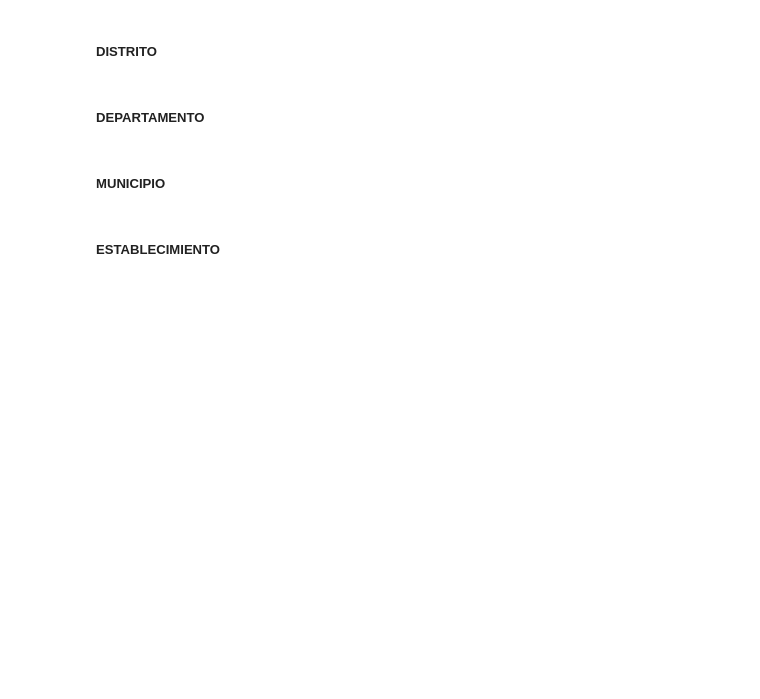
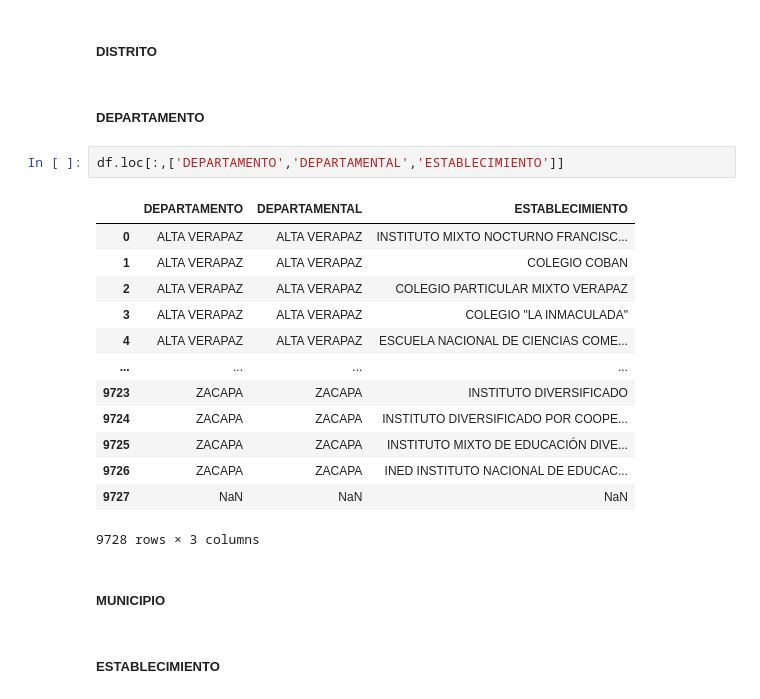
Before and after one commit to ricrod01/PROYECTO_1_DS, a Jupyter notebook: AVANCES.ipynb, the cells around one changed output. Saved outputs shown, nothing was run; the diff lists cells and outputs as text; blank space fills up the shorter version.

```diff
--- a/AVANCES.ipynb
+++ b/AVANCES.ipynb
@@ -255,6 +283,22 @@ array([ 2, 25, 30, 23, 27, 26, 18, 34, 22, 24, 29, 19, 28, 20, 32, 21, 35,
 ##### DISTRITO
 # %% [markdown]
 ##### DEPARTAMENTO
+# %%
+df.loc[:,['DEPARTAMENTO','DEPARTAMENTAL','ESTABLECIMIENTO']]
+# %% [output]
+|  | DEPARTAMENTO | DEPARTAMENTAL | ESTABLECIMIENTO |
+| 0 | ALTA VERAPAZ | ALTA VERAPAZ | INSTITUTO MIXTO NOCTURNO FRANCISC... |
+| 1 | ALTA VERAPAZ | ALTA VERAPAZ | COLEGIO COBAN |
+| 2 | ALTA VERAPAZ | ALTA VERAPAZ | COLEGIO PARTICULAR MIXTO VERAPAZ |
+| 3 | ALTA VERAPAZ | ALTA VERAPAZ | COLEGIO "LA INMACULADA" |
+| 4 | ALTA VERAPAZ | ALTA VERAPAZ | ESCUELA NACIONAL DE CIENCIAS COME... |
+| ... | ... | ... | ... |
+| 9723 | ZACAPA | ZACAPA | INSTITUTO DIVERSIFICADO |
+| 9724 | ZACAPA | ZACAPA | INSTITUTO DIVERSIFICADO POR COOPE... |
+| 9725 | ZACAPA | ZACAPA | INSTITUTO MIXTO DE EDUCACIÓN DIVE... |
+| 9726 | ZACAPA | ZACAPA | INED INSTITUTO NACIONAL DE EDUCAC... |
+| 9727 | NaN | NaN | NaN |
+9728 rows × 3 columns
 # %% [markdown]
 ##### MUNICIPIO
 # %% [markdown]
```
Also changed, not shown: parts of 15 cells of this notebook.
